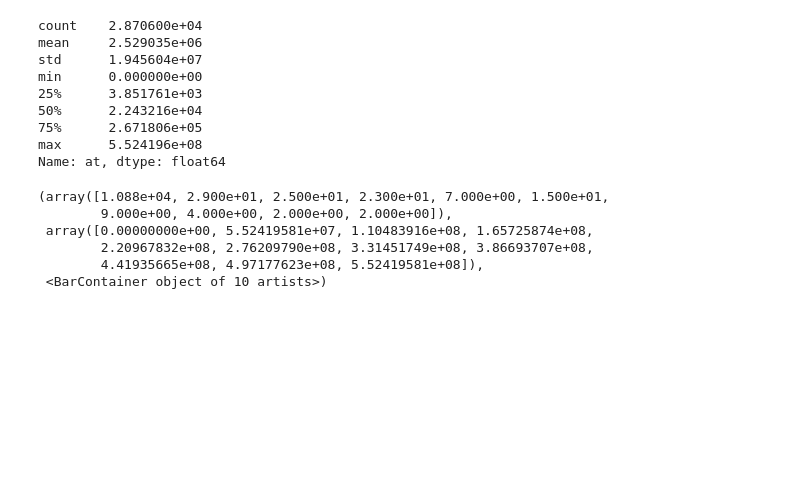
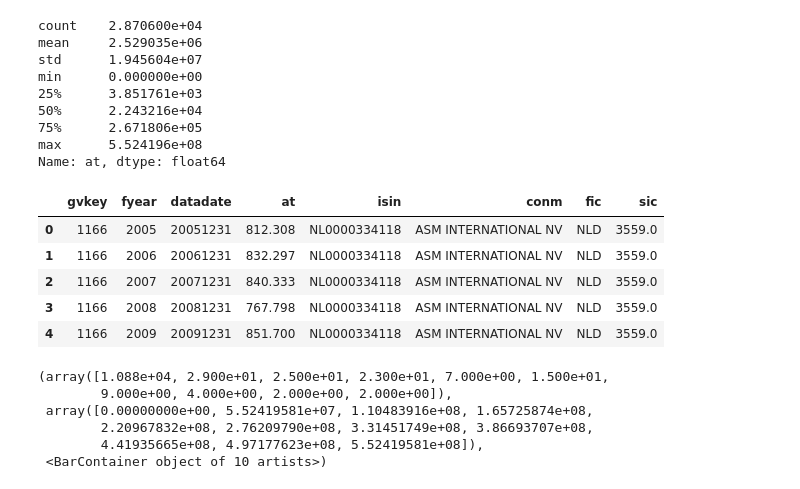
Before and after one commit to maralinetorres/BU-Capstone-Predicting-Environmental-Actions, a Jupyter notebook: Sprint #5 - Midterm presentations/Fixed_Effects_Regressions.ipynb, the cells around one changed output. Saved outputs shown, nothing was run; the diff lists cells and outputs as text; code cells hidden in the pictures; blank space fills up the shorter version.

```diff
--- a/Sprint #5 - Midterm presentations/Fixed_Effects_Regressions.ipynb
+++ b/Sprint #5 - Midterm presentations/Fixed_Effects_Regressions.ipynb
@@ -485,6 +493,15 @@ min      0.000000e+00
 75%      2.671806e+05
 max      5.524196e+08
 Name: at, dtype: float64
+# %%
+df2.head()
+# %% [output]
+|  | gvkey | fyear | datadate | at | isin | conm | fic | sic |
+| 0 | 1166 | 2005 | 20051231 | 812.308 | NL0000334118 | ASM INTERNATIONAL NV | NLD | 3559.0 |
+| 1 | 1166 | 2006 | 20061231 | 832.297 | NL0000334118 | ASM INTERNATIONAL NV | NLD | 3559.0 |
+| 2 | 1166 | 2007 | 20071231 | 840.333 | NL0000334118 | ASM INTERNATIONAL NV | NLD | 3559.0 |
+| 3 | 1166 | 2008 | 20081231 | 767.798 | NL0000334118 | ASM INTERNATIONAL NV | NLD | 3559.0 |
+| 4 | 1166 | 2009 | 20091231 | 851.700 | NL0000334118 | ASM INTERNATIONAL NV | NLD | 3559.0 |
 # %%
 df_no_outlier = df_merged[df_merged['at'] <= 200000]
 # %%
```
Also changed, not shown: parts of 3 cells of this notebook, 1 other file.
